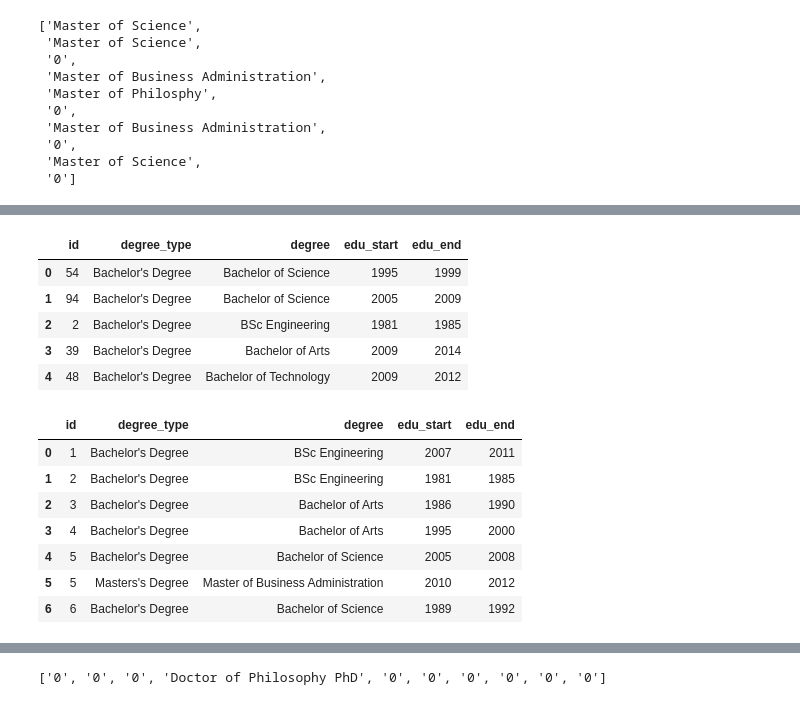
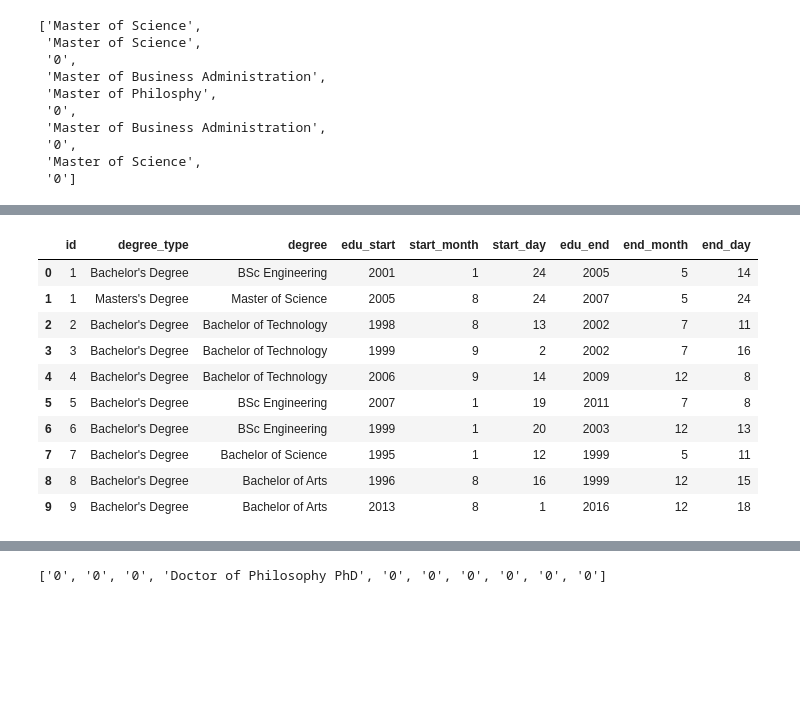
Before and after one commit to vrc-vinodh/mock-data-generation, a Jupyter notebook: complete.ipynb, the cells around one changed output, grey strips where cells are left out. Saved outputs shown, nothing was run; the diff lists cells and outputs as text; code cells hidden in the pictures; blank space fills up the shorter version.

```diff
--- a/complete.ipynb
+++ b/complete.ipynb
@@ -320,4 +461,4 @@ edu_details.head()
 # %%
-df_degree = edu_details.loc[:,['id','degree_type','degree', 'edu_start', 'edu_end']]
-df_degree.head()
+df_degree1 = edu_details.loc[:,['id','degree_type','degree', 'edu_start','start_month','start_day', 'edu_end', 'end_month','end_day']]
+df_degree1.head(15)
 # %% [output]
@@ -330,5 +481,5 @@ df_degree.head()
 # %%
-df_degree2 = edu_details.loc[:,['id','degree_type2','degree2', 'edu_start2', 'edu_end2']]
+df_degree2 = edu_details.loc[:,['id','degree_type2','degree2', 'edu_start2','start_month2','start_day2', 'edu_end2','end_month2','end_day2']]
 df_degree2 = df_degree2.drop(df_degree2[df_degree2.degree2 =='0'].index)
 df_degree2.head()
 # %% [output]
@@ -341,29 +492,24 @@ df_degree2.head()
 # %%
-index = ['id','degree_type', 'degree','edu_start', 'edu_end']
+index = ['id','degree_type', 'degree','edu_start','start_month','start_day','edu_end','end_month','end_day']
 df_degree2.columns = index
 # %%
-df_degree12 = pd.concat([df_degree, df_degree2], axis=0)
-df_degree12.head()
+df_degree12 = pd.concat([df_degree1, df_degree2], axis=0)
-# %% [output]
-|  | id | degree_type | degree | edu_start | edu_end |
-| 0 | 54 | Bachelor's Degree | Bachelor of Science | 1995 | 1999 |
-| 1 | 94 | Bachelor's Degree | Bachelor of Science | 2005 | 2009 |
-| 2 | 2 | Bachelor's Degree | BSc Engineering | 1981 | 1985 |
-| 3 | 39 | Bachelor's Degree | Bachelor of Arts | 2009 | 2014 |
-| 4 | 48 | Bachelor's Degree | Bachelor of Technology | 2009 | 2012 |
 # %%
 df_degree12 = df_degree12.sort_values(["id", "edu_end"],axis=0, ascending=True)
 df_degree12 = df_degree12.reset_index(drop=True)
-df_degree12.head(7)
+df_degree12.head(10)
 # %% [output]
-|  | id | degree_type | degree | edu_start | edu_end |
-| 0 | 1 | Bachelor's Degree | BSc Engineering | 2007 | 2011 |
-| 1 | 2 | Bachelor's Degree | BSc Engineering | 1981 | 1985 |
-| 2 | 3 | Bachelor's Degree | Bachelor of Arts | 1986 | 1990 |
-| 3 | 4 | Bachelor's Degree | Bachelor of Arts | 1995 | 2000 |
-| 4 | 5 | Bachelor's Degree | Bachelor of Science | 2005 | 2008 |
-| 5 | 5 | Masters's Degree | Master of Business Administration | 2010 | 2012 |
-| 6 | 6 | Bachelor's Degree | Bachelor of Science | 1989 | 1992 |
+|  | id | degree_type | degree | edu_start | start_month | start_day | edu_end | end_month | end_day |
+| 0 | 1 | Bachelor's Degree | BSc Engineering | 2001 | 1 | 24 | 2005 | 5 | 14 |
+| 1 | 1 | Masters's Degree | Master of Science | 2005 | 8 | 24 | 2007 | 5 | 24 |
+| 2 | 2 | Bachelor's Degree | Bachelor of Technology | 1998 | 8 | 13 | 2002 | 7 | 11 |
+| 3 | 3 | Bachelor's Degree | Bachelor of Technology | 1999 | 9 | 2 | 2002 | 7 | 16 |
+| 4 | 4 | Bachelor's Degree | Bachelor of Technology | 2006 | 9 | 14 | 2009 | 12 | 8 |
+| 5 | 5 | Bachelor's Degree | BSc Engineering | 2007 | 1 | 19 | 2011 | 7 | 8 |
+| 6 | 6 | Bachelor's Degree | BSc Engineering | 1999 | 1 | 20 | 2003 | 12 | 13 |
+| 7 | 7 | Bachelor's Degree | Bachelor of Science | 1995 | 1 | 12 | 1999 | 5 | 11 |
+| 8 | 8 | Bachelor's Degree | Bachelor of Arts | 1996 | 8 | 16 | 1999 | 12 | 15 |
+| 9 | 9 | Bachelor's Degree | Bachelor of Arts | 2013 | 8 | 1 | 2016 | 12 | 18 |
 # %%
 df_degree12d = df_degree12.drop_duplicates(subset='id', keep='last')
 df_degree12d = df_degree12d.reset_index(drop=True)
```
Also changed, not shown: parts of 53 cells of this notebook.
